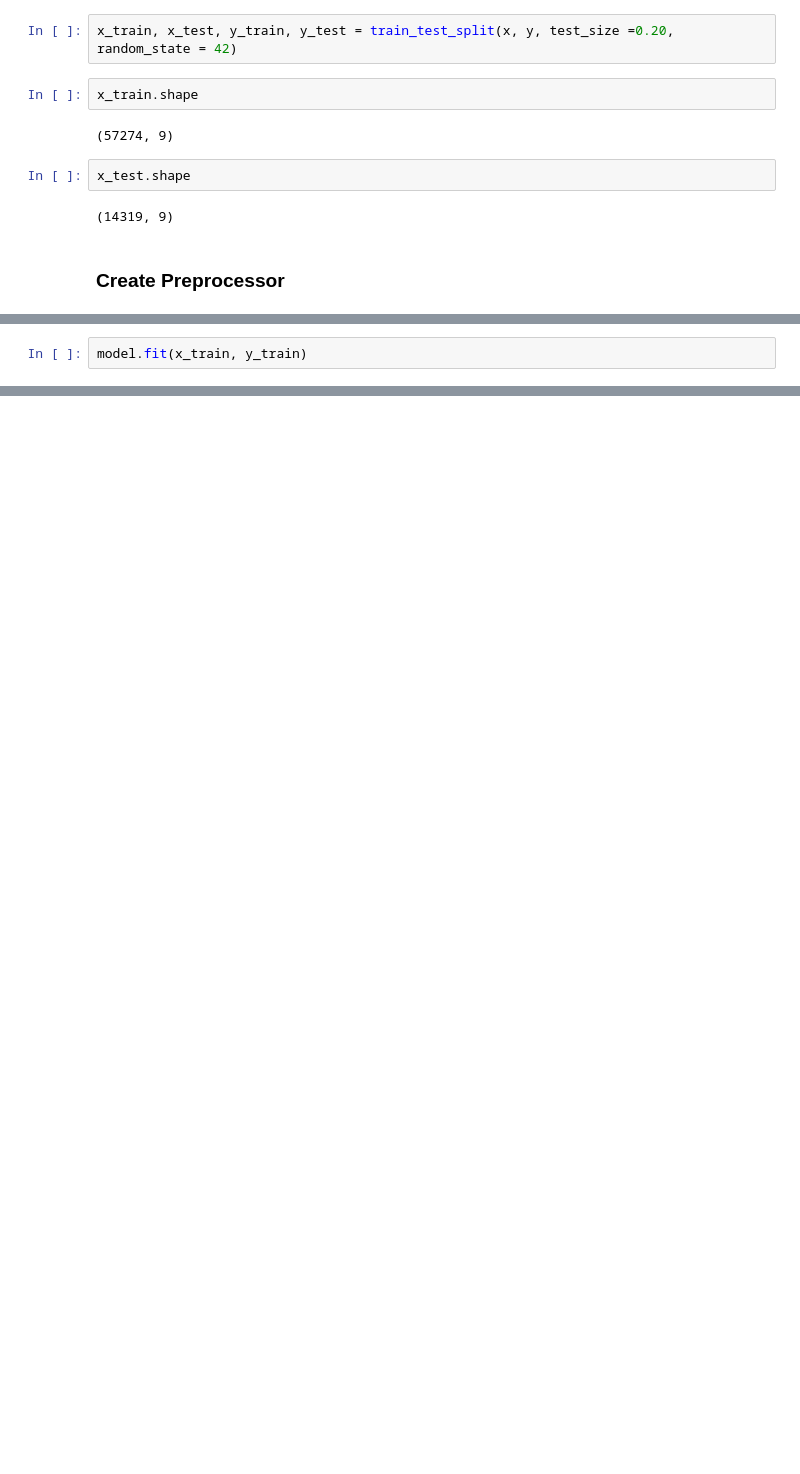
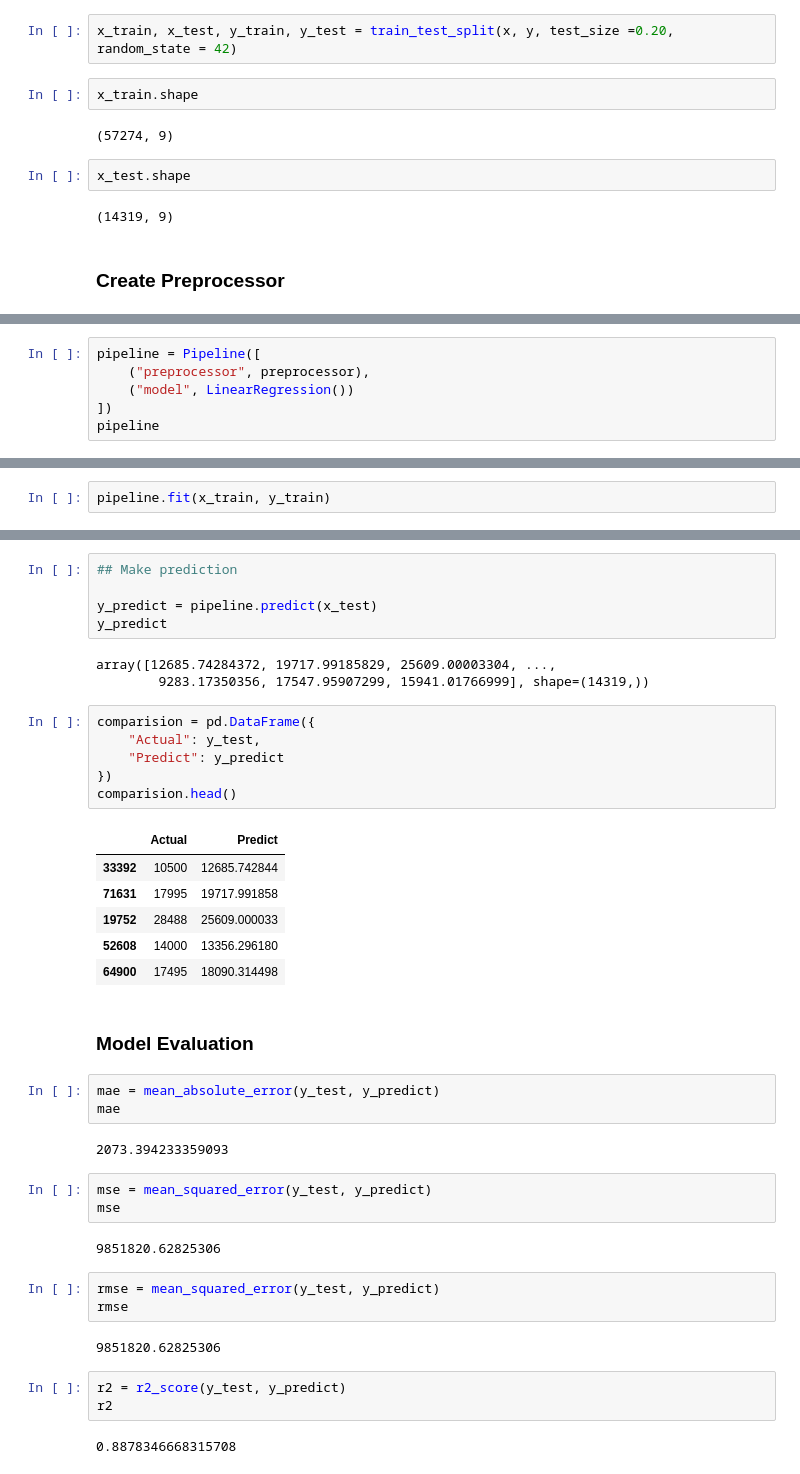
Before and after one commit to rohilasahil86-ai/Car-Price-Prediction, a Jupyter notebook: notebook/Car_Price_Prediction.ipynb, the cells around one changed output, grey strips where cells are left out. Drawn from its saved outputs; the diff is of its cells as text; blank space fills up the shorter version.

```diff
--- a/notebook/Car_Price_Prediction.ipynb
+++ b/notebook/Car_Price_Prediction.ipynb
@@ -398,2 +378,0 @@ model = LinearRegression()
-# %%
-model.fit(x_train, y_train)
@@ -486,0 +381,6 @@ sklearn.linear_model._base.LinearRegression
+# %%
+pipeline = Pipeline([
+    ("preprocessor", preprocessor),
+    ("model", LinearRegression())
+])
+pipeline
@@ -486,0 +398,2 @@ sklearn.linear_model._base.LinearRegression
+# %%
+pipeline.fit(x_train, y_train)
@@ -486,0 +430,43 @@ sklearn.linear_model._base.LinearRegression
+# %%
+## Make prediction
+
+y_predict = pipeline.predict(x_test)
+y_predict
+# %% [output]
+array([12685.74284372, 19717.99185829, 25609.00003304, ...,
+        9283.17350356, 17547.95907299, 15941.01766999], shape=(14319,))
+# %%
+comparision = pd.DataFrame({
+    "Actual": y_test,
+    "Predict": y_predict
+})
+comparision.head()
+# %% [output]
+|  | Actual | Predict |
+| 33392 | 10500 | 12685.742844 |
+| 71631 | 17995 | 19717.991858 |
+| 19752 | 28488 | 25609.000033 |
+| 52608 | 14000 | 13356.296180 |
+| 64900 | 17495 | 18090.314498 |
+# %% [markdown]
+### Model Evaluation
+# %%
+mae = mean_absolute_error(y_test, y_predict)
+mae
+# %% [output]
+2073.394233359093
+# %%
+mse = mean_squared_error(y_test, y_predict)
+mse
+# %% [output]
+9851820.62825306
+# %%
+rmse = mean_squared_error(y_test, y_predict)
+rmse
+# %% [output]
+9851820.62825306
+# %%
+r2 = r2_score(y_test, y_predict)
+r2
+# %% [output]
+0.8878346668315708
```
Also changed, not shown: parts of 35 cells of this notebook, 2 other files.
